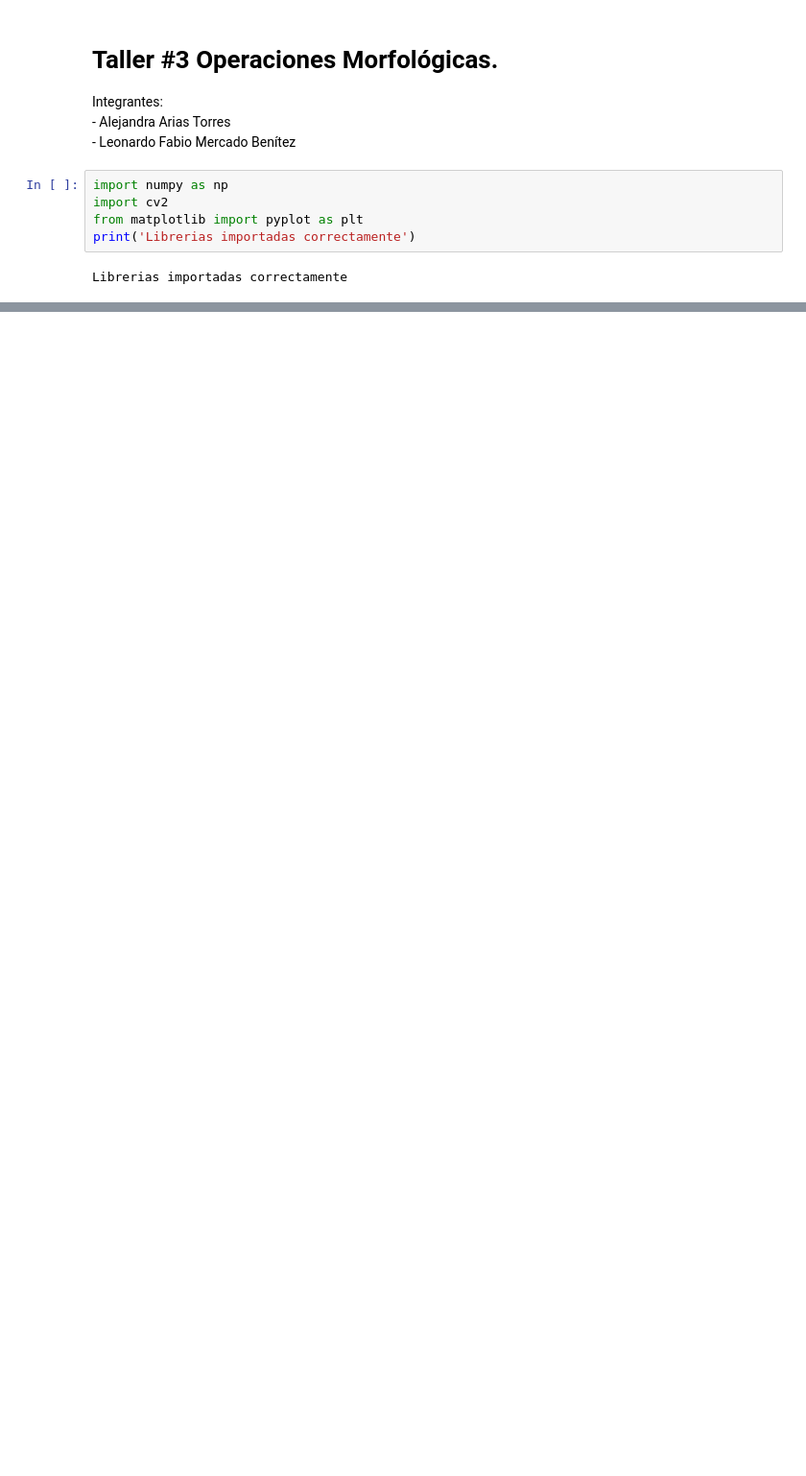
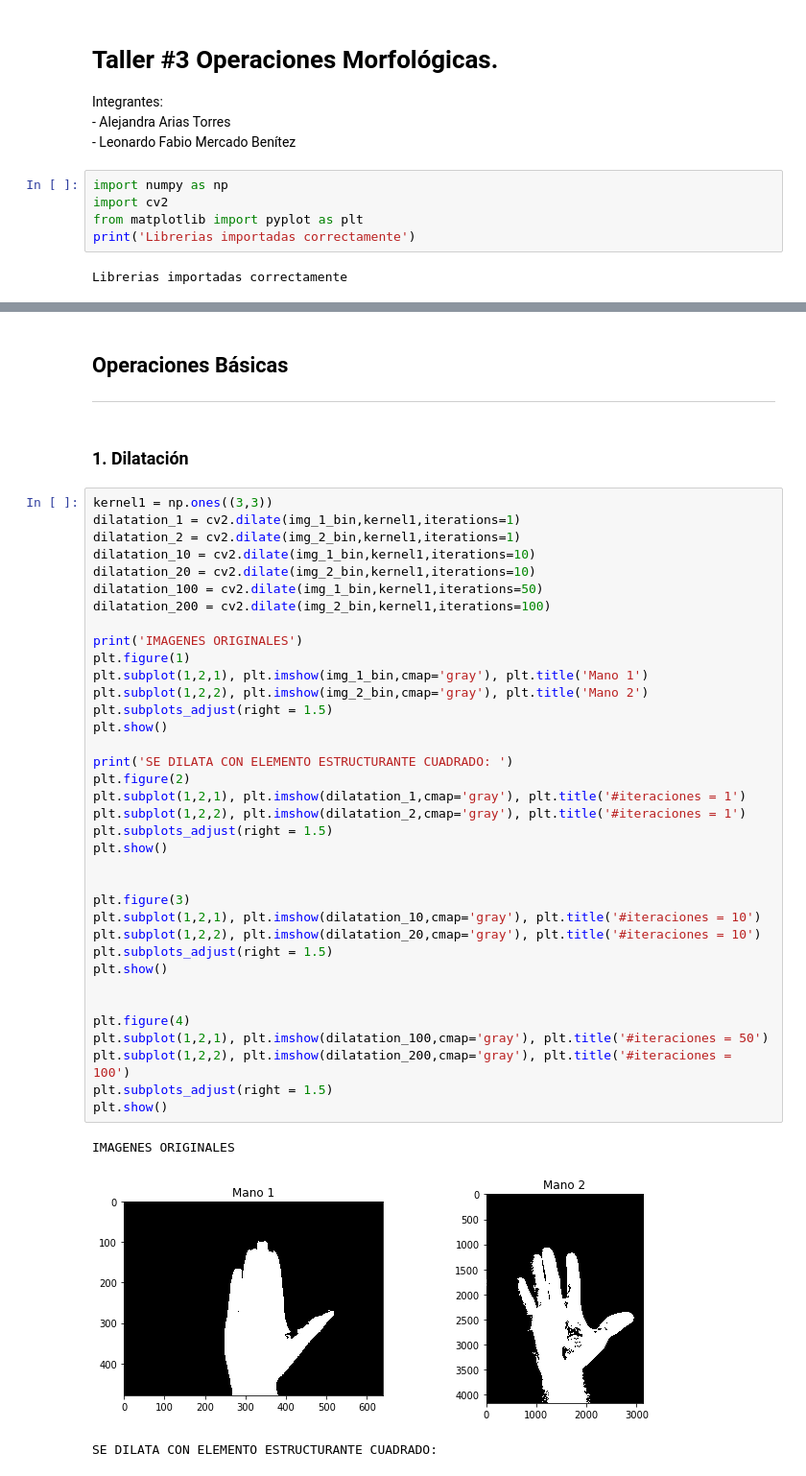
Before and after one commit to LeonardoMercado/TecIA, a Jupyter notebook: compartida de talleres/03 Taller 3 Operaciones Morfológicas/Taller 3 operaciones Morfológicas.ipynb, the cells around one changed output, grey strips where cells are left out. Shown at 96% size. Drawn from its saved outputs; the diff is of its cells as text; blank space fills up the shorter version.

Commit message:
Se realiza la dilatación y la erosión
Se realiza de manera detallada las operaciones básicas
de dilatación y erosión con diferentes elementos
estructurantes y de manera detallada.

```diff
--- a/compartida de talleres/03 Taller 3 Operaciones Morfológicas/Taller 3 operaciones Morfológicas.ipynb
+++ b/compartida de talleres/03 Taller 3 Operaciones Morfológicas/Taller 3 operaciones Morfológicas.ipynb
@@ -79,0 +30,45 @@ plt.show()
+# %% [markdown]
+## Operaciones Básicas
+---
+# %% [markdown]
+### 1. Dilatación
+# %%
+kernel1 = np.ones((3,3))
+dilatation_1 = cv2.dilate(img_1_bin,kernel1,iterations=1)
+dilatation_2 = cv2.dilate(img_2_bin,kernel1,iterations=1)
+dilatation_10 = cv2.dilate(img_1_bin,kernel1,iterations=10)
+dilatation_20 = cv2.dilate(img_2_bin,kernel1,iterations=10)
+dilatation_100 = cv2.dilate(img_1_bin,kernel1,iterations=50)
+dilatation_200 = cv2.dilate(img_2_bin,kernel1,iterations=100)
+
+print('IMAGENES ORIGINALES')
+plt.figure(1)
+plt.subplot(1,2,1), plt.imshow(img_1_bin,cmap='gray'), plt.title('Mano 1')
+plt.subplot(1,2,2), plt.imshow(img_2_bin,cmap='gray'), plt.title('Mano 2')
+plt.subplots_adjust(right = 1.5)
+plt.show()
+
+print('SE DILATA CON ELEMENTO ESTRUCTURANTE CUADRADO: ')
+plt.figure(2)
+plt.subplot(1,2,1), plt.imshow(dilatation_1,cmap='gray'), plt.title('#iteraciones = 1')
+plt.subplot(1,2,2), plt.imshow(dilatation_2,cmap='gray'), plt.title('#iteraciones = 1')
+plt.subplots_adjust(right = 1.5)
+plt.show()
+
+
+plt.figure(3)
+plt.subplot(1,2,1), plt.imshow(dilatation_10,cmap='gray'), plt.title('#iteraciones = 10')
+plt.subplot(1,2,2), plt.imshow(dilatation_20,cmap='gray'), plt.title('#iteraciones = 10')
+plt.subplots_adjust(right = 1.5)
+plt.show()
+
+
+plt.figure(4)
+plt.subplot(1,2,1), plt.imshow(dilatation_100,cmap='gray'), plt.title('#iteraciones = 50')
+plt.subplot(1,2,2), plt.imshow(dilatation_200,cmap='gray'), plt.title('#iteraciones = 100')
+plt.subplots_adjust(right = 1.5)
+plt.show()
+# %% [output]
+IMAGENES ORIGINALES
+[figure, added]
+SE DILATA CON ELEMENTO ESTRUCTURANTE CUADRADO:
```
Also changed, not shown: parts of 39 cells of this notebook.
